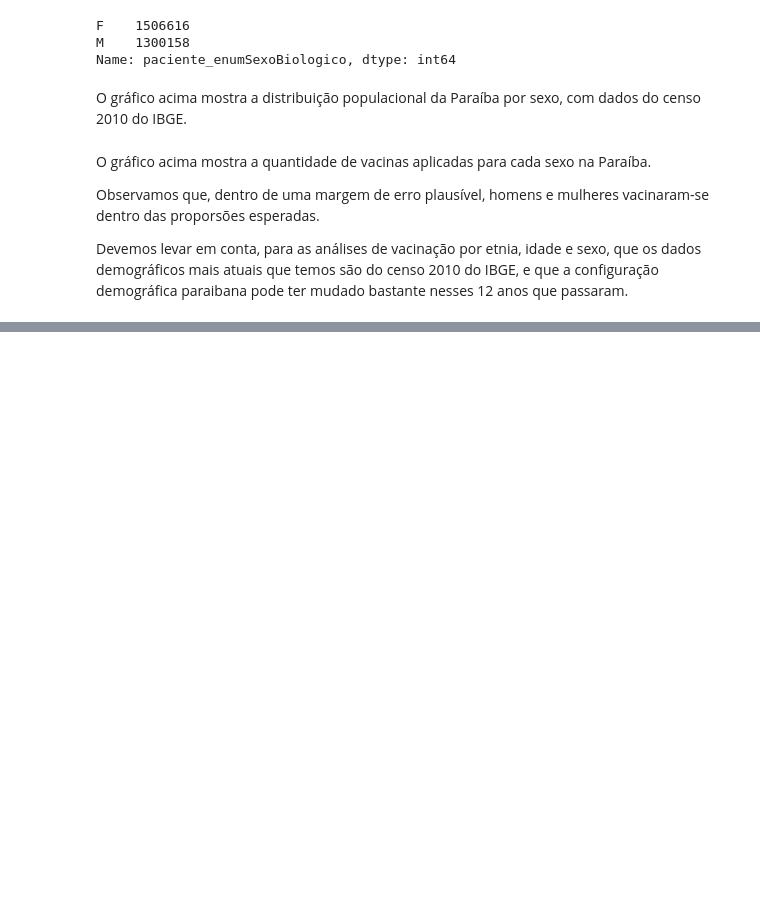
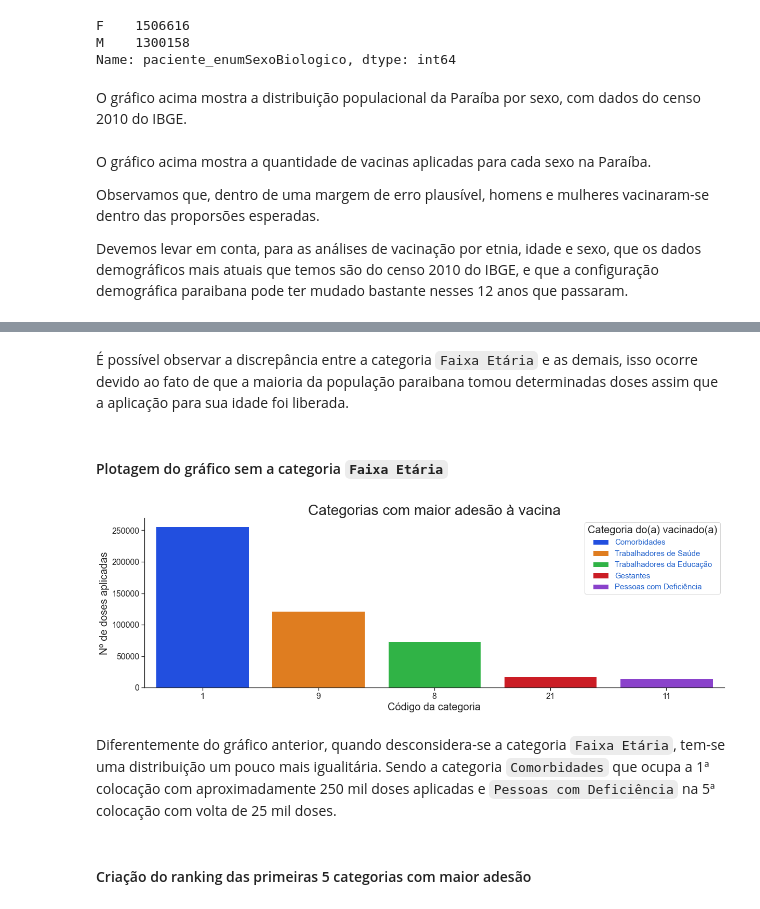
Before and after one commit to maxbarbosa/data-science-final-project, a Jupyter notebook: etapa_3_vax.ipynb, the cells around one changed output, grey strips where cells are left out. Cells and saved outputs as stored; diff of their text form; code cells hidden in the pictures; blank space fills up the shorter version.

```diff
--- a/etapa_3_vax.ipynb
+++ b/etapa_3_vax.ipynb
@@ -5,10 +5,15 @@
 # %%
 import pandas as pd
 import seaborn as sns
-import numpy as np
-from matplotlib import pyplot as plt
 import plotly.graph_objects as go
 import plotly.express as px
+import fix_vaxs
+from matplotlib import pyplot as plt
+custom_params = {"axes.spines.right": False, "axes.spines.top": False}
+sns.set_theme(style = "ticks", rc = custom_params)
+
+import plotly.io as pio
+pio.renderers.default = "vscode"
 # %%
 vax_df = pd.read_csv("datasets/dados_vacinacao.csv")
 casos_df = pd.read_csv('datasets/dados_pb.csv')
@@ -130,0 +195,28 @@ Devemos levar em conta, para as análises de vacinação por etnia, idade e sexo
+# %% [markdown]
+É possível observar a discrepância entre a categoria `Faixa Etária` e as demais, isso ocorre devido ao fato de que a maioria da população paraibana tomou determinadas doses assim que a aplicação para sua idade foi liberada.
+# %% [markdown]
+#### Plotagem do gráfico sem a categoria `Faixa Etária`
+# %%
+ax = sns.barplot(
+    data = ranking_categoria[1:6], x = 'cods_categoria', y = 'n_doses', dodge = False,
+    order = ranking_categoria[1:6].sort_values('n_doses', ascending = False).cods_categoria, hue = 'categoria',
+    hue_order=['Comorbidades', 'Trabalhadores de Saúde', 'Trabalhadores da Educação', 'Gestantes', 'Pessoas com Deficiência'],
+    palette='bright'
+    )
+
+ax.legend(
+    loc='upper right', title='Categoria do(a) vacinado(a)',
+    title_fontsize = 20, fontsize = 15, labelcolor = '#2162cd',
+    )
+
+ax.set_title('Categorias com maior adesão à vacina', fontsize = 28)
+ax.set_xlabel('Código da categoria', fontsize = 20)
+ax.set_ylabel('Nº de doses aplicadas', fontsize = 20)
+ax.tick_params(labelsize = 16)
+ax.figure.set_size_inches(20, 6)
+# %% [output]
+[figure, added]
+# %% [markdown]
+Diferentemente do gráfico anterior, quando desconsidera-se a categoria `Faixa Etária`, tem-se uma distribuição um pouco mais igualitária. Sendo a categoria `Comorbidades` que ocupa a 1ª colocação com aproximadamente 250 mil doses aplicadas e `Pessoas com Deficiência` na 5ª colocação com volta de 25 mil doses.
+# %% [markdown]
+#### Criação do ranking das primeiras 5 categorias com maior adesão
```
Also changed, not shown: parts of 20 cells of this notebook.
